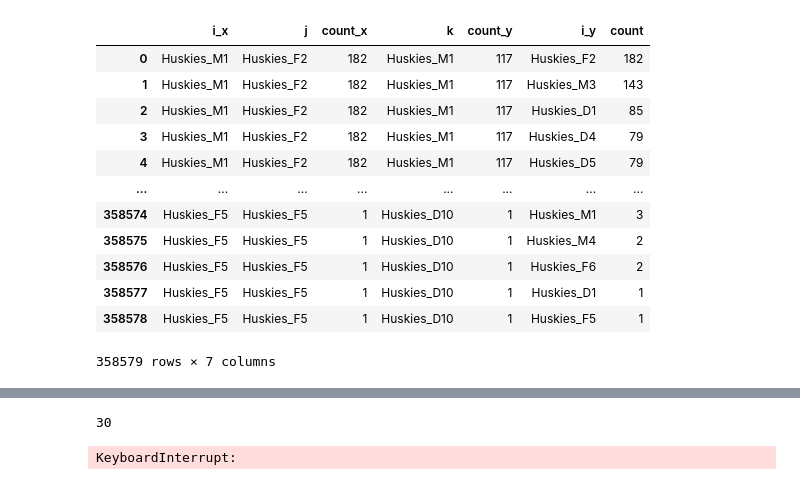
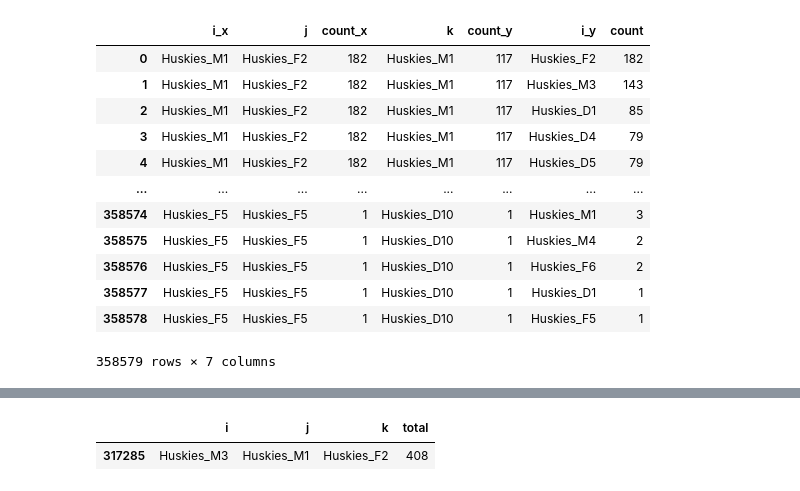
Before and after one commit to jansona/2020_MCM_ICM, a Jupyter notebook: task_1.ipynb, the cells around one changed output, grey strips where cells are left out. Cells and saved outputs as stored; diff of their text form; code cells hidden in the pictures.

```diff
--- a/task_1.ipynb
+++ b/task_1.ipynb
@@ -128,11 +162,0 @@ md.sort_values(by='total').ix[::-1].head(20)
-# %%
-len(set(d0.i))
-# %% [output]
-30
-# %%
-from itertools import permutations
-
-players = list(set(d0.i))
-triple = list(permutations(players,len(players)))
-# %% [output]
-KeyboardInterrupt:
@@ -140,0 +163,5 @@ triple
+# %%
+md[md.total==408]
+# %% [output]
+|  | i | j | k | total |
+| 317285 | Huskies_M3 | Huskies_M1 | Huskies_F2 | 408 |
```
Also changed, not shown: parts of 21 cells of this notebook.
